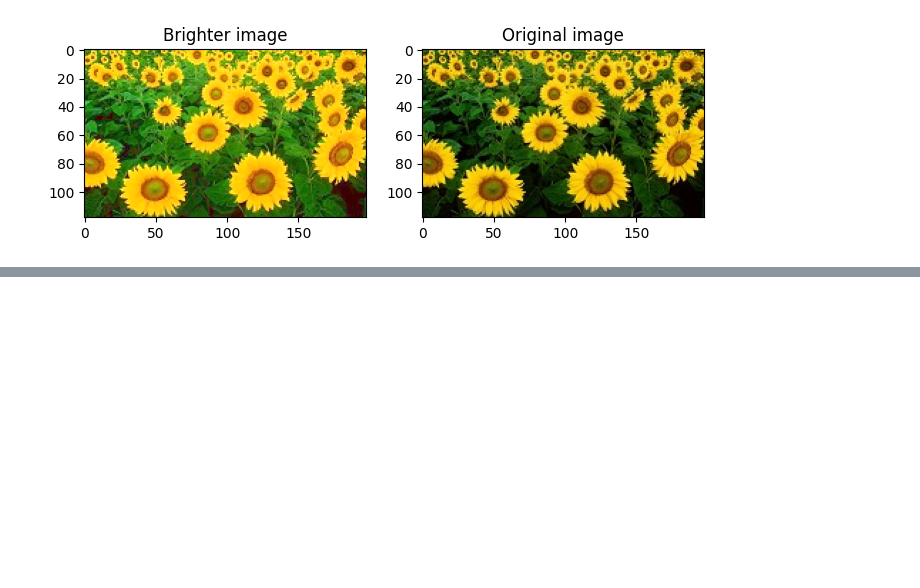
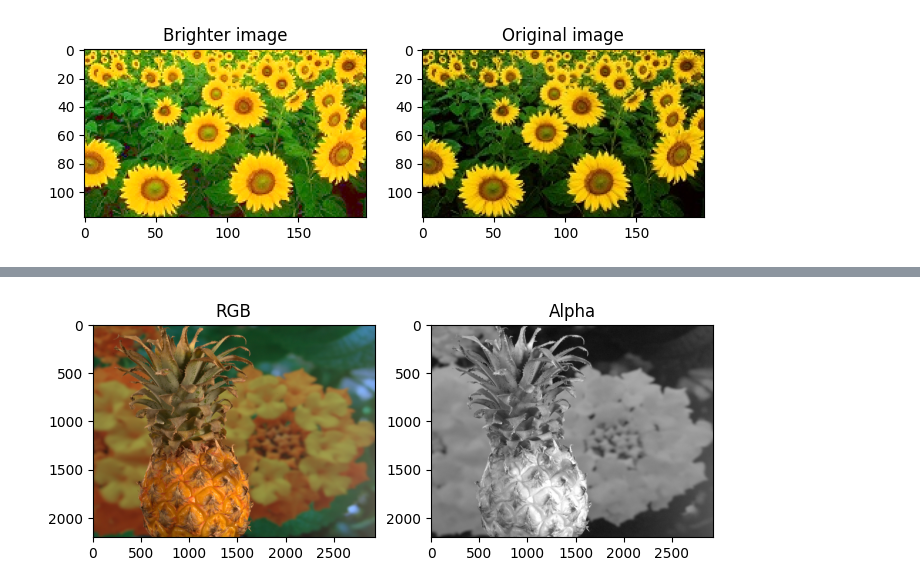
Before and after one commit to RezaSaadatyar/Computer-Vision, a Jupyter notebook: Code/Untitled-1.ipynb, the cells around one changed output, grey strips where cells are left out. Cells and saved outputs as stored; diff of their text form; code cells hidden in the pictures; blank space fills up the shorter version.

```diff
--- a/Code/Untitled-1.ipynb
+++ b/Code/Untitled-1.ipynb
@@ -320,0 +329,24 @@ plt.subplot(122); plt.imshow(img[..., ::-1]); plt.title('Original image');
+# %%
+# Read the image with transparency (alpha channel).
+# The IMREAD_UNCHANGED flag ensures that the alpha channel is also loaded.
+img_trans = cv2.imread(path_img + "pineapple_transparency.png", cv2.IMREAD_UNCHANGED)
+
+# Extract the BGR (color) channels from the image. This excludes the alpha channel.
+bgr_image = img_trans[..., 0:3]
+
+# Extract the alpha channel (transparency) from the image. The alpha channel is the last channel in the image array.
+alpha_image = img_trans[..., -1]
+
+# Convert the BGR image to RGB format
+rgb_image = cv2.cvtColor(bgr_image, cv2.COLOR_BGR2RGB)
+
+
+plt.figure(figsize=(8, 3))
+
+# Display the RGB image
+plt.subplot(121); plt.imshow(rgb_image); plt.title("RGB")
+
+# Display the alpha channel (transparency)
+plt.subplot(122); plt.imshow(alpha_image, cmap='gray'); plt.title("Alpha");
+# %% [output]
+[figure, added]
```
Also changed, not shown: parts of 7 cells of this notebook.
